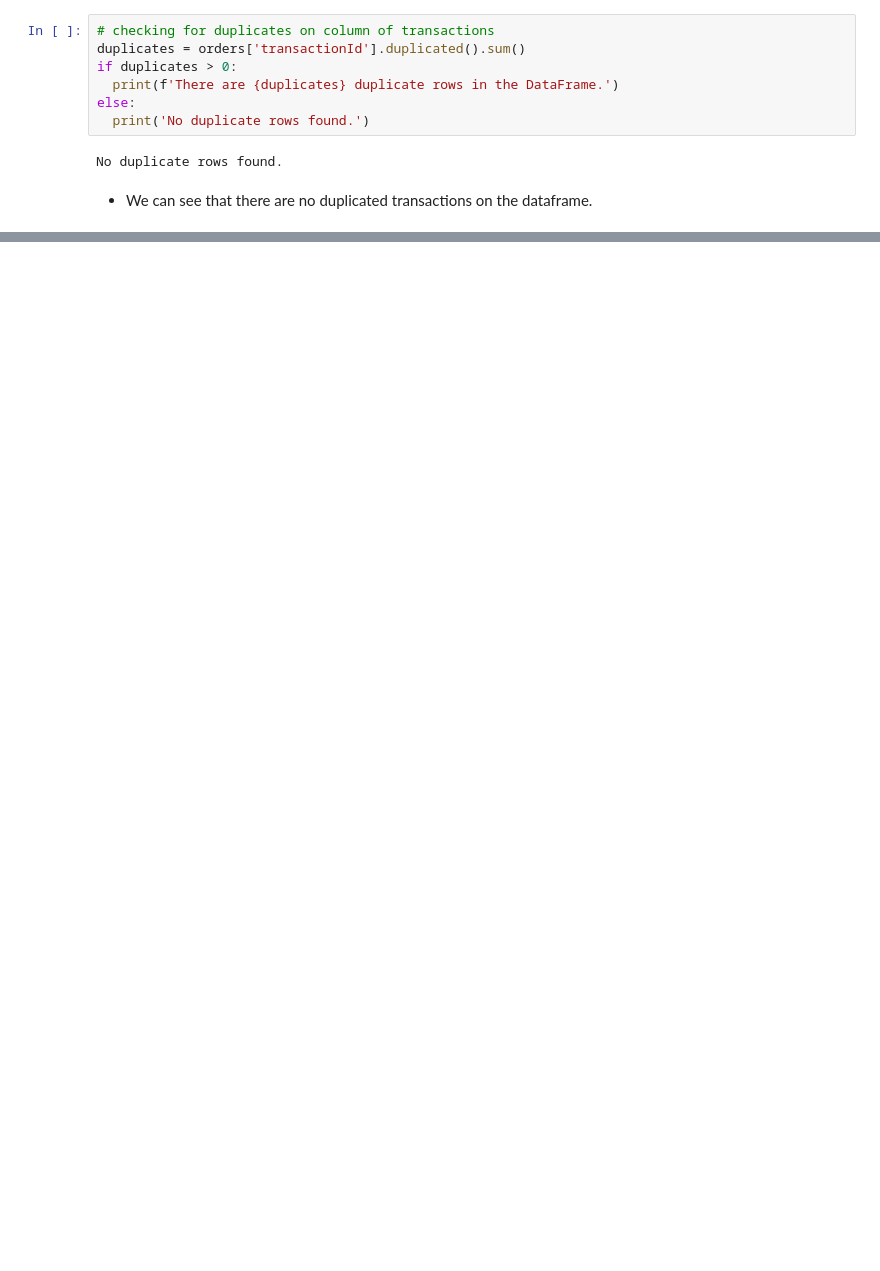
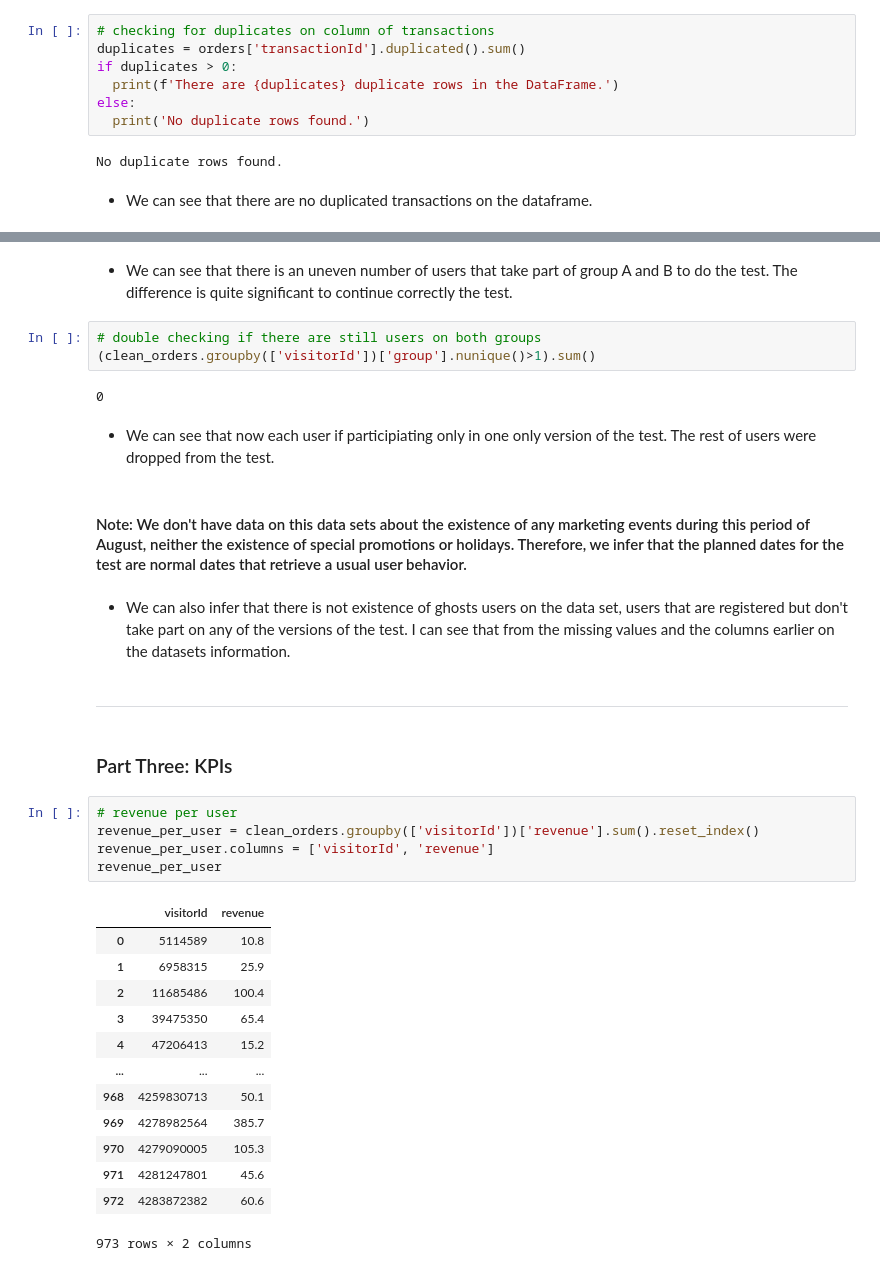
Before and after one commit to CesarChaparro1974/AB_Testing_Project, a Jupyter notebook: A_B_test_project.ipynb, the cells around one changed output, grey strips where cells are left out. Cells and saved outputs as stored; diff of their text form; blank space fills up the shorter version.

Commit message:
done until part 3

```diff
--- a/A_B_test_project.ipynb
+++ b/A_B_test_project.ipynb
@@ -179,0 +265,36 @@ No duplicate rows found.
+# %% [markdown]
+* We can see that there is an uneven number of users that take part of group A and B to do the test. The difference is quite significant to continue correctly the test.
+# %%
+# double checking if there are still users on both groups
+(clean_orders.groupby(['visitorId'])['group'].nunique()>1).sum()
+# %% [output]
+0
+# %% [markdown]
+* We can see that now each user if participiating only in one only version of the test. The rest of users were dropped from the test.
+# %% [markdown]
+#### Note: We don't have data on this data sets about the existence of any marketing events during this period of August, neither the existence of special promotions or holidays. Therefore, we infer that the planned dates for the test are normal dates that retrieve a usual user behavior.
+# %% [markdown]
+* We can also infer that there is not existence of ghosts users on the data set, users that are registered but don't take part on any of the versions of the test. I can see that from the missing values and the columns earlier on the datasets information.
+# %% [markdown]
+***
+# %% [markdown]
+### Part Three: KPIs
+# %%
+# revenue per user
+revenue_per_user = clean_orders.groupby(['visitorId'])['revenue'].sum().reset_index()
+revenue_per_user.columns = ['visitorId', 'revenue']
+revenue_per_user
+# %% [output]
+|  | visitorId | revenue |
+| 0 | 5114589 | 10.8 |
+| 1 | 6958315 | 25.9 |
+| 2 | 11685486 | 100.4 |
+| 3 | 39475350 | 65.4 |
+| 4 | 47206413 | 15.2 |
+| ... | ... | ... |
+| 968 | 4259830713 | 50.1 |
+| 969 | 4278982564 | 385.7 |
+| 970 | 4279090005 | 105.3 |
+| 971 | 4281247801 | 45.6 |
+| 972 | 4283872382 | 60.6 |
+973 rows × 2 columns
```
Also changed, not shown: parts of 24 cells of this notebook.
